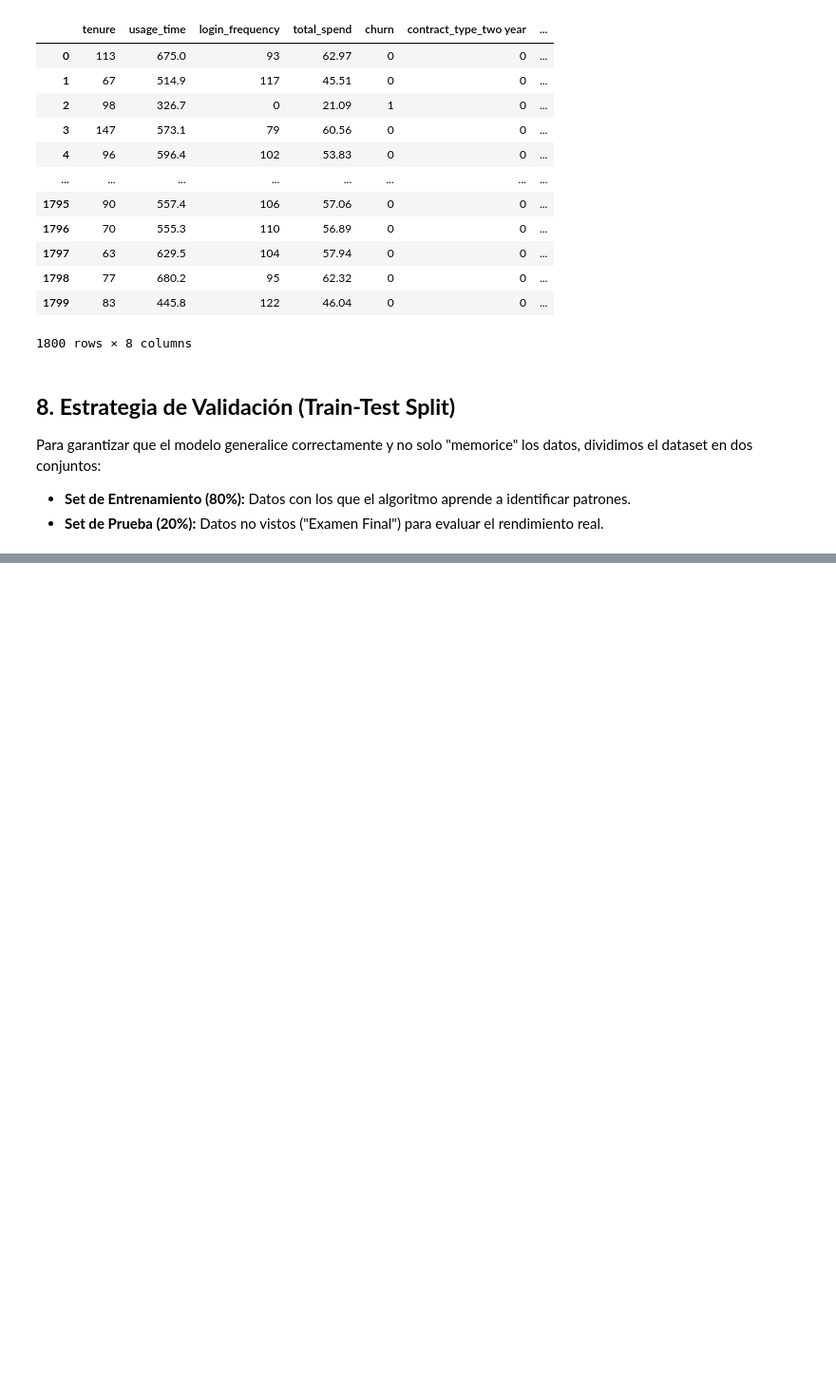
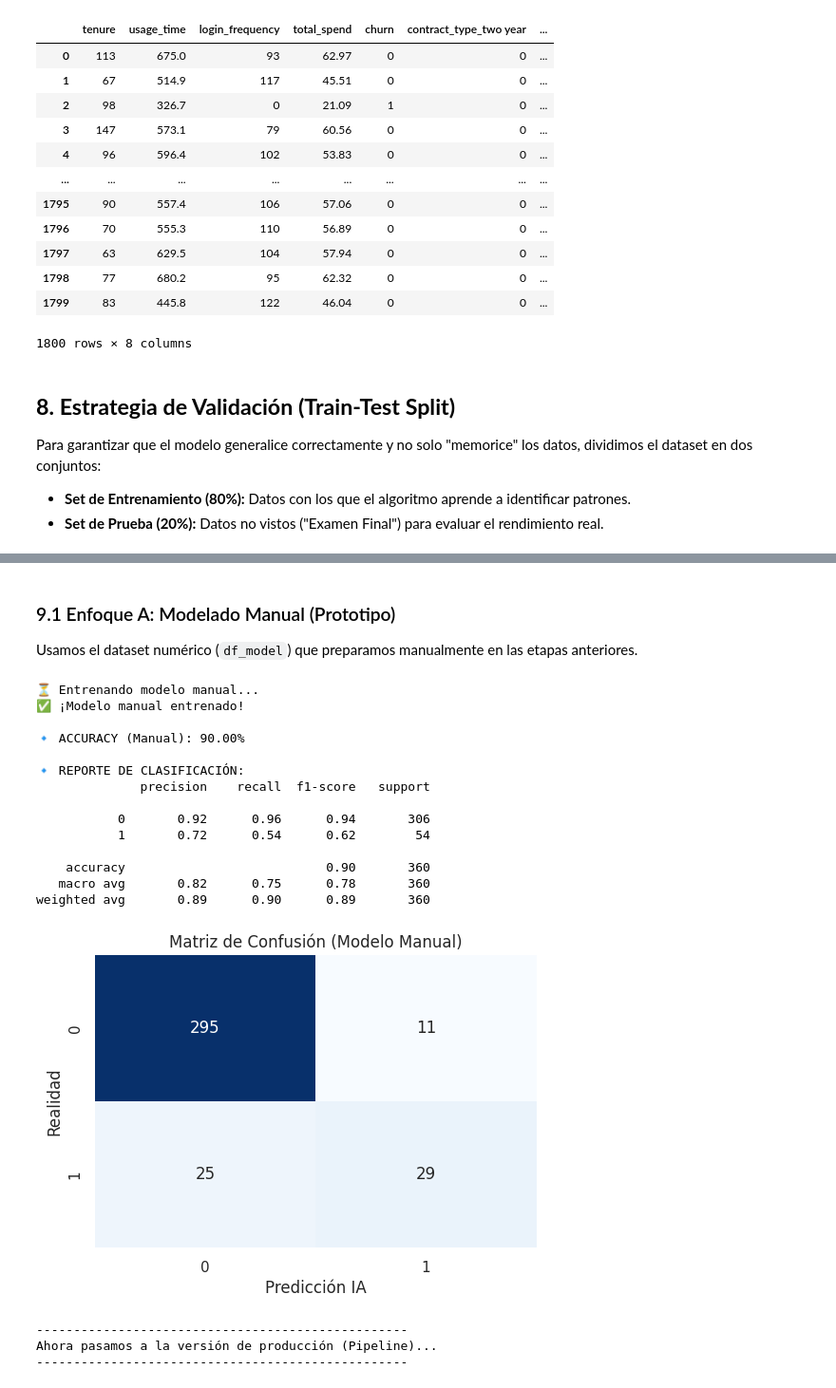
Before and after one commit to JoseLuisRiveros/ChurnInsight, a Jupyter notebook: Proyecto_2_ChurnInsight_Predicci_n_de_Cancelaci_n_de_Clientes_grupo_H12_25_L_Equipo_11_Data_Science.ipynb, the cells around one changed output, grey strips where cells are left out. Shown at 95% size. Saved outputs shown, nothing was run; the diff lists cells and outputs as text; code cells hidden in the pictures; blank space fills up the shorter version.

Commit message:
se cambio el archivo manual por pipeline

```diff
--- a/Proyecto_2_ChurnInsight_Predicci_n_de_Cancelaci_n_de_Clientes_grupo_H12_25_L_Equipo_11_Data_Science.ipynb
+++ b/Proyecto_2_ChurnInsight_Predicci_n_de_Cancelaci_n_de_Clientes_grupo_H12_25_L_Equipo_11_Data_Science.ipynb
@@ -943,0 +883,65 @@ weighted avg       0.89      0.90      0.89       360
+# %% [markdown]
+### 9.1 Enfoque A: Modelado Manual (Prototipo)
+Usamos el dataset numérico (`df_model`) que preparamos manualmente en las etapas anteriores.
+# %%
+from sklearn.model_selection import train_test_split
+from sklearn.ensemble import RandomForestClassifier
+from sklearn.metrics import accuracy_score, classification_report, confusion_matrix
+import matplotlib.pyplot as plt
+import seaborn as sns
+
+# 1. Definir X e y (Datos Numéricos)
+X_manual = df_model.drop('churn', axis=1)
+y_manual = df_model['churn']
+
+# 2. Split (Train/Test)
+X_train_m, X_test_m, y_train_m, y_test_m = train_test_split(X_manual, y_manual, test_size=0.2, random_state=42)
+
+# 3. Entrenamiento (Random Forest)
+modelo_manual = RandomForestClassifier(n_estimators=100, random_state=42)
+print("⏳ Entrenando modelo manual...")
+modelo_manual.fit(X_train_m, y_train_m)
+print("✅ ¡Modelo manual entrenado!")
+
+# 4. Evaluación y Métricas
+predicciones_m = modelo_manual.predict(X_test_m)
+
+# A. Accuracy
+acc_m = accuracy_score(y_test_m, predicciones_m)
+print(f"\n🔹 ACCURACY (Manual): {acc_m:.2%}")
+
+# B. Reporte detallado
+print("\n🔹 REPORTE DE CLASIFICACIÓN:")
+print(classification_report(y_test_m, predicciones_m))
+
+# C. Matriz de Confusión Visual
+plt.figure(figsize=(6, 4))
+cm = confusion_matrix(y_test_m, predicciones_m)
+sns.heatmap(cm, annot=True, fmt='d', cmap='Blues', cbar=False)
+plt.title('Matriz de Confusión (Modelo Manual)')
+plt.xlabel('Predicción IA')
+plt.ylabel('Realidad')
+plt.show()
+
+print("-" * 50)
+print("Ahora pasamos a la versión de producción (Pipeline)...")
+print("-" * 50)
+# %% [output]
+⏳ Entrenando modelo manual...
+✅ ¡Modelo manual entrenado!
+
+🔹 ACCURACY (Manual): 90.00%
+
+🔹 REPORTE DE CLASIFICACIÓN:
+              precision    recall  f1-score   support
+
+           0       0.92      0.96      0.94       306
+           1       0.72      0.54      0.62        54
+
+    accuracy                           0.90       360
+   macro avg       0.82      0.75      0.78       360
+weighted avg       0.89      0.90      0.89       360
+[figure, added]
+--------------------------------------------------
+Ahora pasamos a la versión de producción (Pipeline)...
+--------------------------------------------------
```
Also changed, not shown: parts of 24 cells of this notebook.
